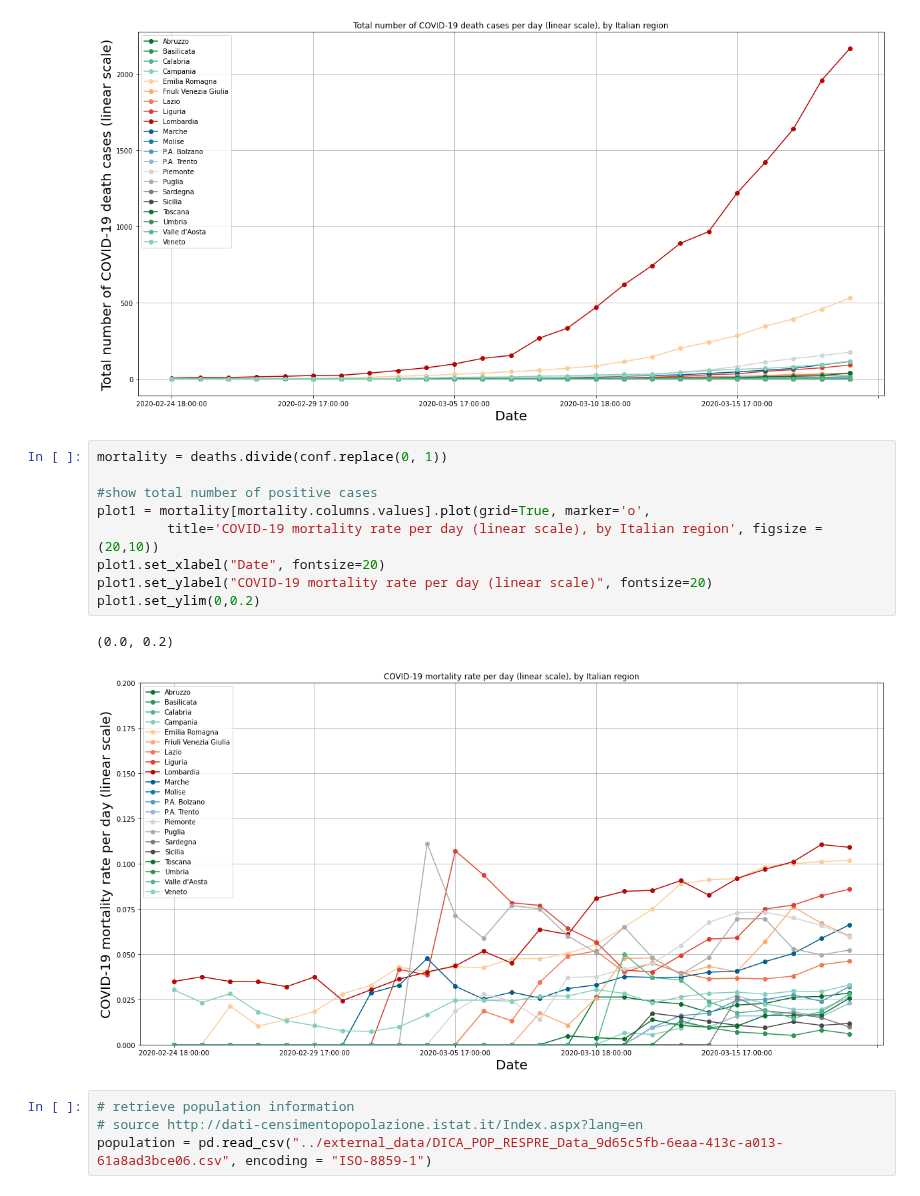
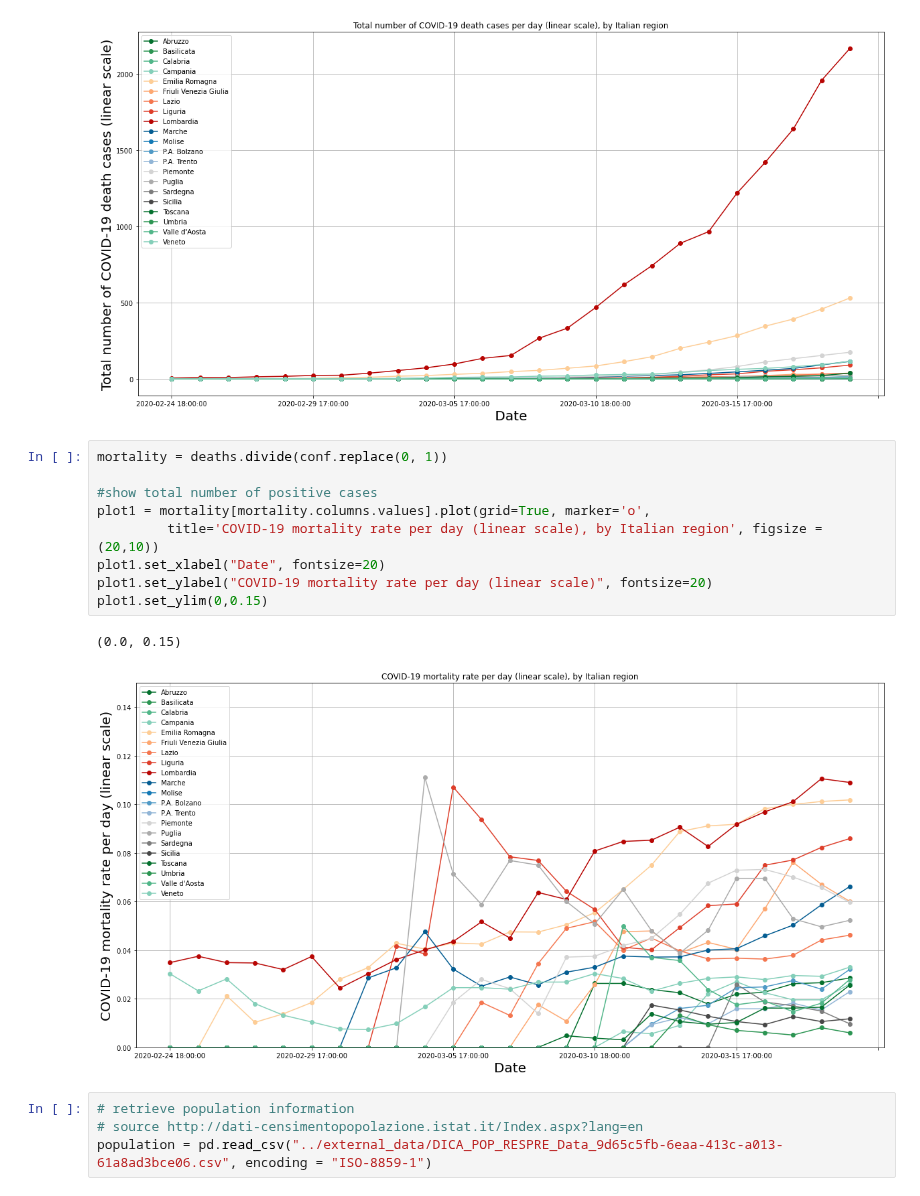
Before and after one commit to perrozzi/COVID-19, a Jupyter notebook: notebooks/COVID-19-italy.ipynb, the cells around one changed output. Drawn from its saved outputs; the diff is of its cells as text.

```diff
--- a/notebooks/COVID-19-italy.ipynb
+++ b/notebooks/COVID-19-italy.ipynb
@@ -140,15 +140,15 @@ Text(0, 0.5, 'Total number of COVID-19 death cases (linear scale)')
 # %%
 mortality = deaths.divide(conf.replace(0, 1))
 
 #show total number of positive cases
 plot1 = mortality[mortality.columns.values].plot(grid=True, marker='o',
          title='COVID-19 mortality rate per day (linear scale), by Italian region', figsize = (20,10))
 plot1.set_xlabel("Date", fontsize=20)
 plot1.set_ylabel("COVID-19 mortality rate per day (linear scale)", fontsize=20)
-plot1.set_ylim(0,0.2)
+plot1.set_ylim(0,0.15)
 # %% [output]
-(0.0, 0.2)
+(0.0, 0.15)
-[figure, old version]
+[figure, new version]
 # %%
 # retrieve population information
 # source http://dati-censimentopopolazione.istat.it/Index.aspx?lang=en
```
Also changed, not shown: parts of 1 cell of this notebook, 1 other file.
